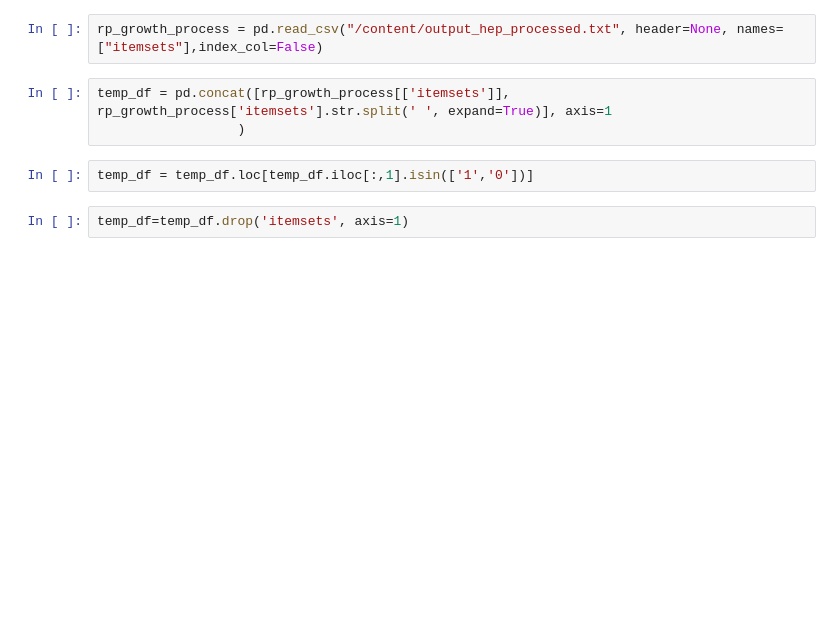
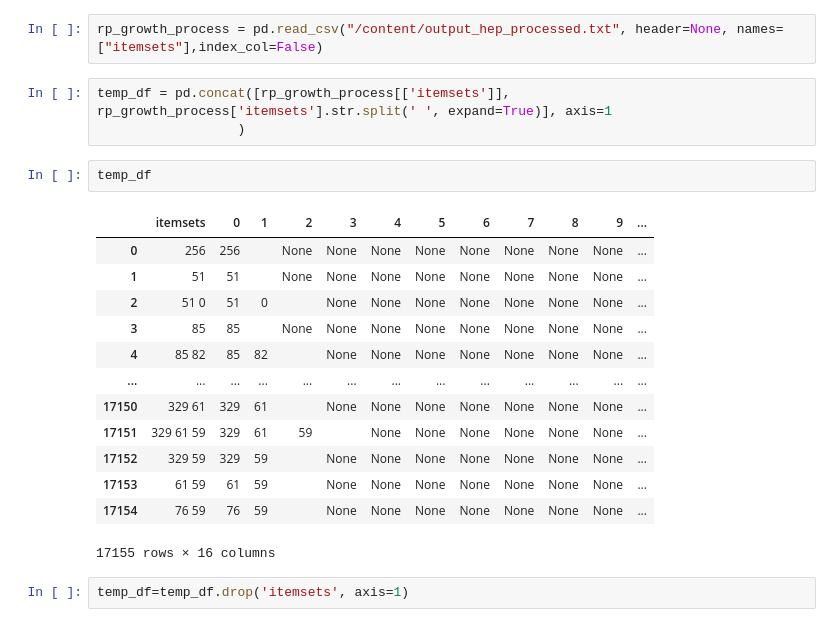
Before and after one commit to BlackCurrantDS/Mining-Rare-Association-Rules, a Jupyter notebook: Hep_data_read_RPP_v1.ipynb, the cells around one changed output. Drawn from its saved outputs; the diff is of its cells as text; blank space fills up the shorter version.

```diff
--- a/Hep_data_read_RPP_v1.ipynb
+++ b/Hep_data_read_RPP_v1.ipynb
@@ -275,7 +259,21 @@ rp_growth_process = pd.read_csv("/content/output_hep_processed.txt", header=None
 # %%
 temp_df = pd.concat([rp_growth_process[['itemsets']], rp_growth_process['itemsets'].str.split(' ', expand=True)], axis=1
                   )
-# %%
-temp_df = temp_df.loc[temp_df.iloc[:,1].isin(['1','0'])]
+# %%
+temp_df
+# %% [output]
+|  | itemsets | 0 | 1 | 2 | 3 | 4 | 5 | 6 | 7 | 8 | 9 | ... |
+| 0 | 256 | 256 |  | None | None | None | None | None | None | None | None | ... |
+| 1 | 51 | 51 |  | None | None | None | None | None | None | None | None | ... |
+| 2 | 51 0 | 51 | 0 |  | None | None | None | None | None | None | None | ... |
+| 3 | 85 | 85 |  | None | None | None | None | None | None | None | None | ... |
+| 4 | 85 82 | 85 | 82 |  | None | None | None | None | None | None | None | ... |
+| ... | ... | ... | ... | ... | ... | ... | ... | ... | ... | ... | ... | ... |
+| 17150 | 329 61 | 329 | 61 |  | None | None | None | None | None | None | None | ... |
+| 17151 | 329 61 59 | 329 | 61 | 59 |  | None | None | None | None | None | None | ... |
+| 17152 | 329 59 | 329 | 59 |  | None | None | None | None | None | None | None | ... |
+| 17153 | 61 59 | 61 | 59 |  | None | None | None | None | None | None | None | ... |
+| 17154 | 76 59 | 76 | 59 |  | None | None | None | None | None | None | None | ... |
+17155 rows × 16 columns
 # %%
 temp_df=temp_df.drop('itemsets', axis=1)
```
Also changed, not shown: parts of 17 cells of this notebook.
